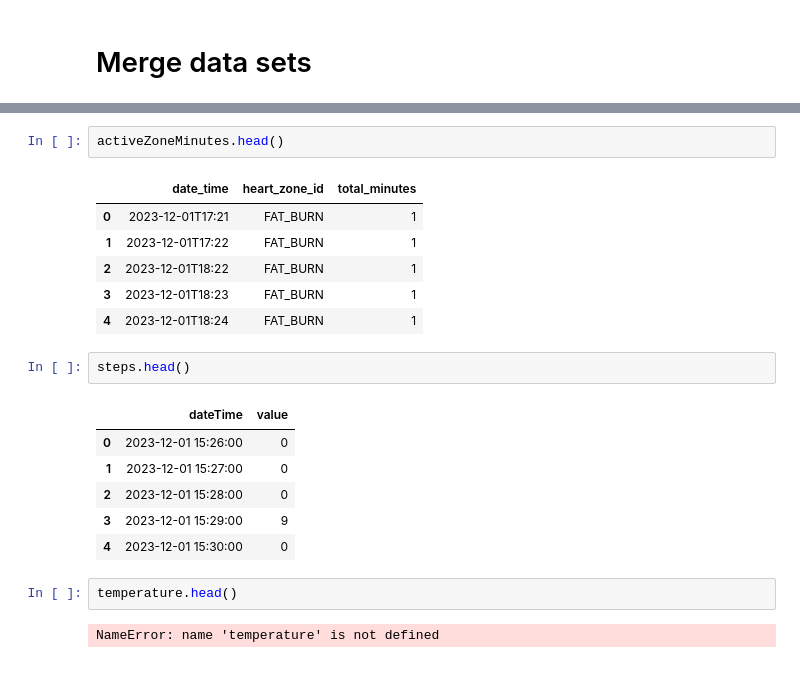
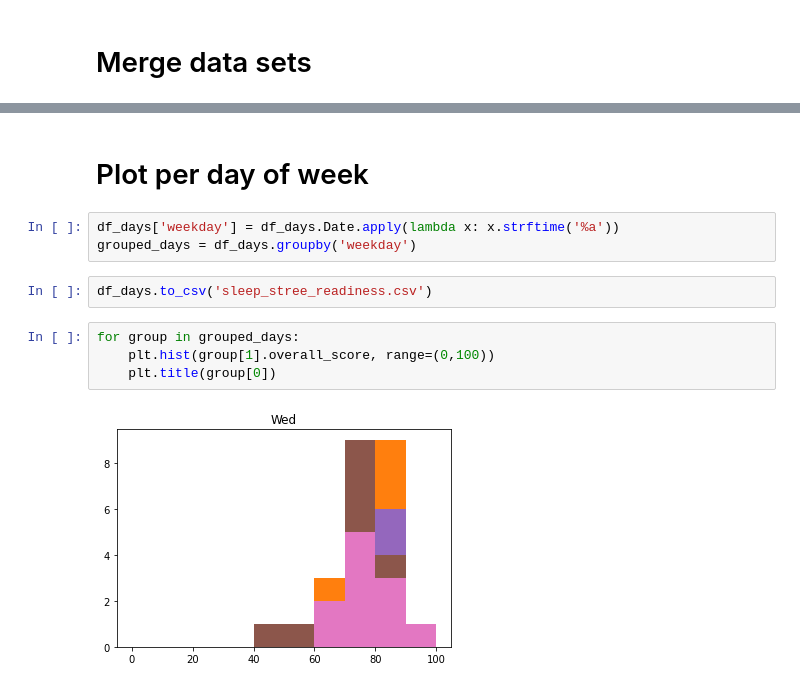
Before and after one commit to miriskalt/DSExample, a Jupyter notebook: sample_dashbord/create_dataset.ipynb, the cells around one changed output, grey strips where cells are left out. Drawn from its saved outputs; the diff is of its cells as text.

```diff
--- a/sample_dashbord/create_dataset.ipynb
+++ b/sample_dashbord/create_dataset.ipynb
@@ -79,22 +91,13 @@ plt.legend()
-# %%
-activeZoneMinutes.head()
-# %% [output]
-|  | date_time | heart_zone_id | total_minutes |
-| 0 | 2023-12-01T17:21 | FAT_BURN | 1 |
-| 1 | 2023-12-01T17:22 | FAT_BURN | 1 |
-| 2 | 2023-12-01T18:22 | FAT_BURN | 1 |
-| 3 | 2023-12-01T18:23 | FAT_BURN | 1 |
-| 4 | 2023-12-01T18:24 | FAT_BURN | 1 |
-# %%
-steps.head()
-# %% [output]
-|  | dateTime | value |
-| 0 | 2023-12-01 15:26:00 | 0 |
-| 1 | 2023-12-01 15:27:00 | 0 |
-| 2 | 2023-12-01 15:28:00 | 0 |
-| 3 | 2023-12-01 15:29:00 | 9 |
-| 4 | 2023-12-01 15:30:00 | 0 |
-# %%
-temperature.head()
-# %% [output]
-NameError: name 'temperature' is not defined
+# %% [markdown]
+# Plot per day of week
+# %%
+df_days['weekday'] = df_days.Date.apply(lambda x: x.strftime('%a'))
+grouped_days = df_days.groupby('weekday')
+# %%
+df_days.to_csv('sleep_stree_readiness.csv')
+# %%
+for group in grouped_days:
+    plt.hist(group[1].overall_score, range=(0,100))
+    plt.title(group[0])
+# %% [output]
+[figure, added]
```
Also changed, not shown: parts of 20 cells of this notebook, 2 other files.
